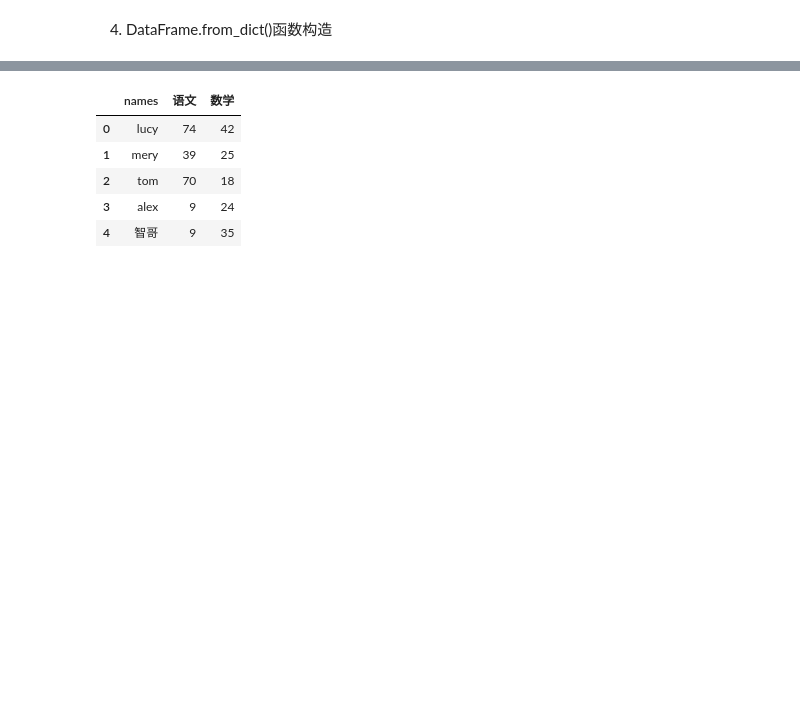
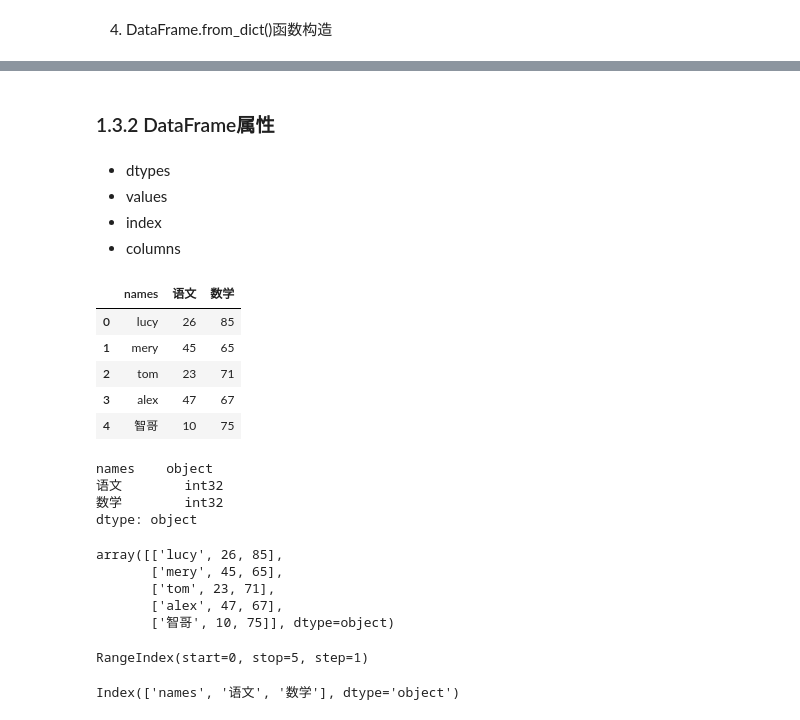
Before and after one commit to Leecoin49/StudyNote, a Jupyter notebook: LLM/AILLM_Luffy/1.Python/第20章Pandas/1.pandas核心数据类型.ipynb, the cells around one changed output, grey strips where cells are left out. Drawn from its saved outputs; the diff is of its cells as text; code cells hidden in the pictures; blank space fills up the shorter version.

```diff
--- a/LLM/AILLM_Luffy/1.Python/第20章Pandas/1.pandas核心数据类型.ipynb
+++ b/LLM/AILLM_Luffy/1.Python/第20章Pandas/1.pandas核心数据类型.ipynb
@@ -371,11 +371,44 @@ dictionary = {
     '数学' : shuxue
 }
 
-pd.DataFrame(data=dictionary)
+score = pd.DataFrame(data=dictionary)
-# %% [output]
-|  | names | 语文 | 数学 |
-| 0 | lucy | 74 | 42 |
-| 1 | mery | 39 | 25 |
-| 2 | tom | 70 | 18 |
-| 3 | alex | 9 | 24 |
-| 4 | 智哥 | 9 | 35 |
+# %% [markdown]
+### 1.3.2 DataFrame属性
+# %% [markdown]
+- dtypes
+- values
+- index
+- columns
+# %%
+score
+# %% [output]
+|  | names | 语文 | 数学 |
+| 0 | lucy | 26 | 85 |
+| 1 | mery | 45 | 65 |
+| 2 | tom | 23 | 71 |
+| 3 | alex | 47 | 67 |
+| 4 | 智哥 | 10 | 75 |
+# %%
+score.dtypes
+# %% [output]
+names    object
+语文        int32
+数学        int32
+dtype: object
+# %%
+# ndarray VS DataFrame
+score.values
+# %% [output]
+array([['lucy', 26, 85],
+       ['mery', 45, 65],
+       ['tom', 23, 71],
+       ['alex', 47, 67],
+       ['智哥', 10, 75]], dtype=object)
+# %%
+score.index
+# %% [output]
+RangeIndex(start=0, stop=5, step=1)
+# %%
+score.columns
+# %% [output]
+Index(['names', '语文', '数学'], dtype='object')
```
Also changed, not shown: parts of 33 cells of this notebook.
